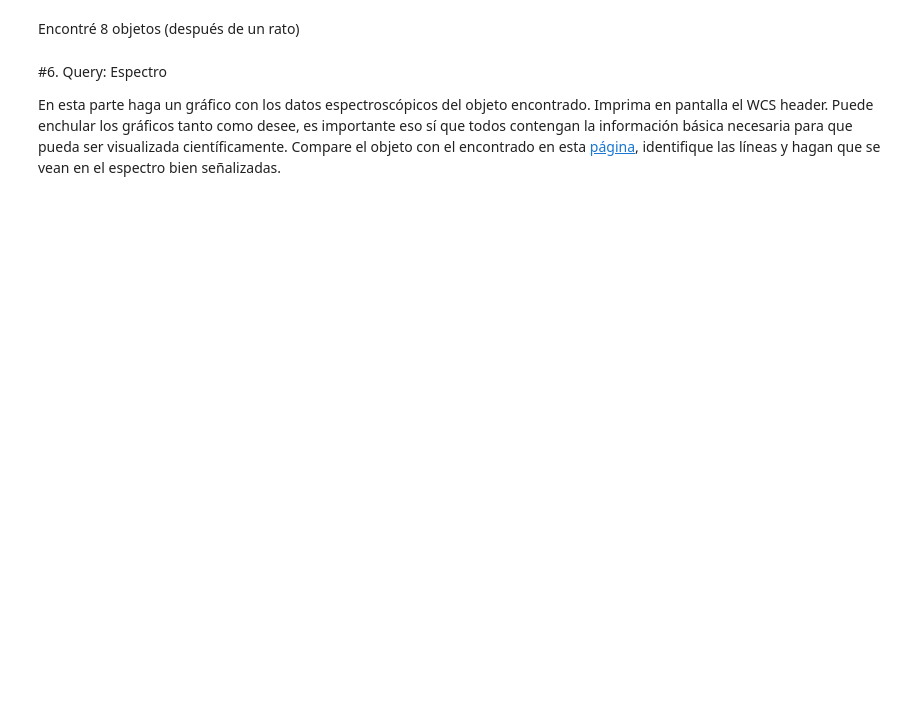
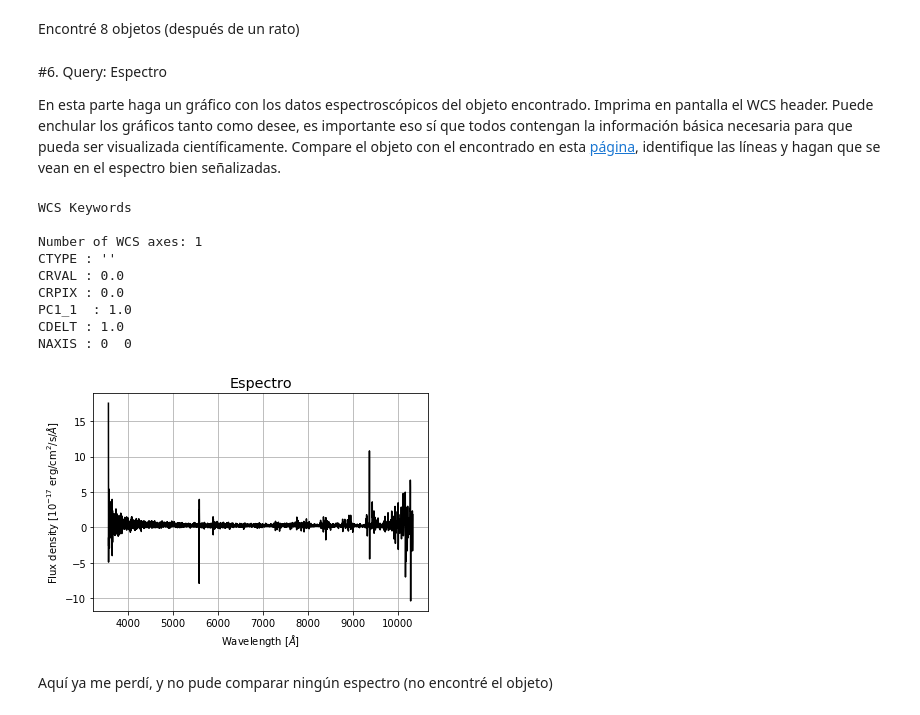
Before and after one commit to valfessi/minitarea4, a Jupyter notebook: minitarea4.ipynb, the cells around one changed output. Drawn from its saved outputs; the diff is of its cells as text; code cells hidden in the pictures; blank space fills up the shorter version.

```diff
--- a/minitarea4.ipynb
+++ b/minitarea4.ipynb
@@ -336,13 +348,28 @@ Encontré 8 objetos (después de un rato)
 En esta parte haga un gráfico con los datos espectroscópicos del objeto encontrado. Imprima en pantalla el WCS header. Puede enchular los gráficos tanto como desee, es importante eso sí que todos contengan la información básica necesaria para que pueda ser visualizada científicamente. Compare el objeto con el encontrado en esta [página](http://skyserver.sdss.org/dr15/en/tools/chart/navi.aspx), identifique las líneas y hagan que se vean en el espectro bien señalizadas.
 # %%
 #print repr(sp[0][0].header)
-#print WCS(sp[0][0].header)
+print WCS(sp[0][0].header)
 fits = sp[0]
 #print repr(fits.info())
 #print fits[1].columns
 scidata = fits[1].data
 flux = scidata['flux']
 lam = scidata['loglam']
-plt.plot(10**(lam), flux)
+plt.plot(10**(lam), flux, 'k')
 plt.xlabel('Wavelength [$\AA$]')
 plt.ylabel('Flux density [10$^{-17}$ erg/cm$^2$/s/$\AA$]')
+plt.title('Espectro')
+plt.grid()
+# %% [output]
+WCS Keywords
+
+Number of WCS axes: 1
+CTYPE : ''
+CRVAL : 0.0
+CRPIX : 0.0
+PC1_1  : 1.0
+CDELT : 1.0
+NAXIS : 0  0
+[figure, added]
+# %% [markdown]
+Aquí ya me perdí, y no pude comparar ningún espectro (no encontré el objeto)
```
Also changed, not shown: parts of 5 cells of this notebook.
